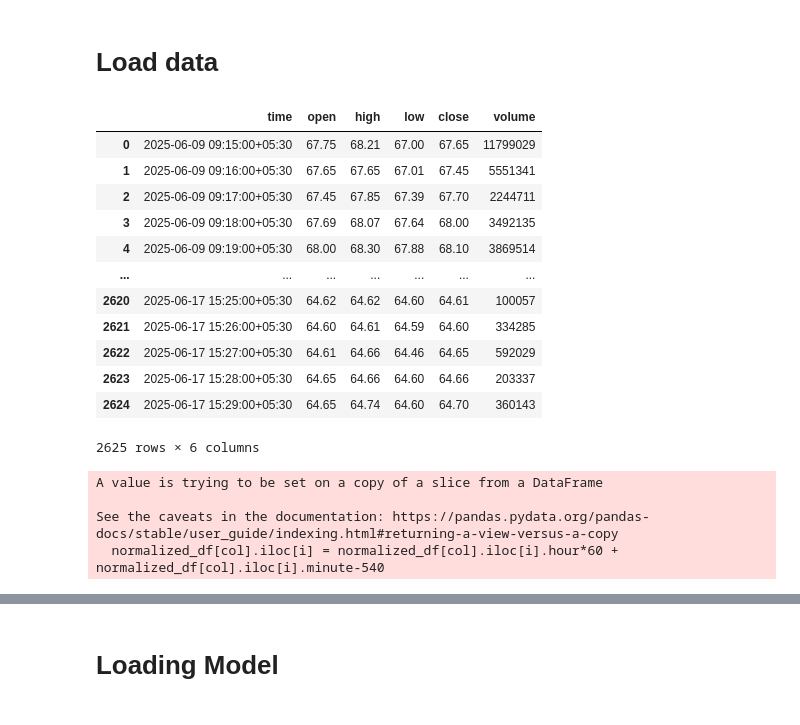
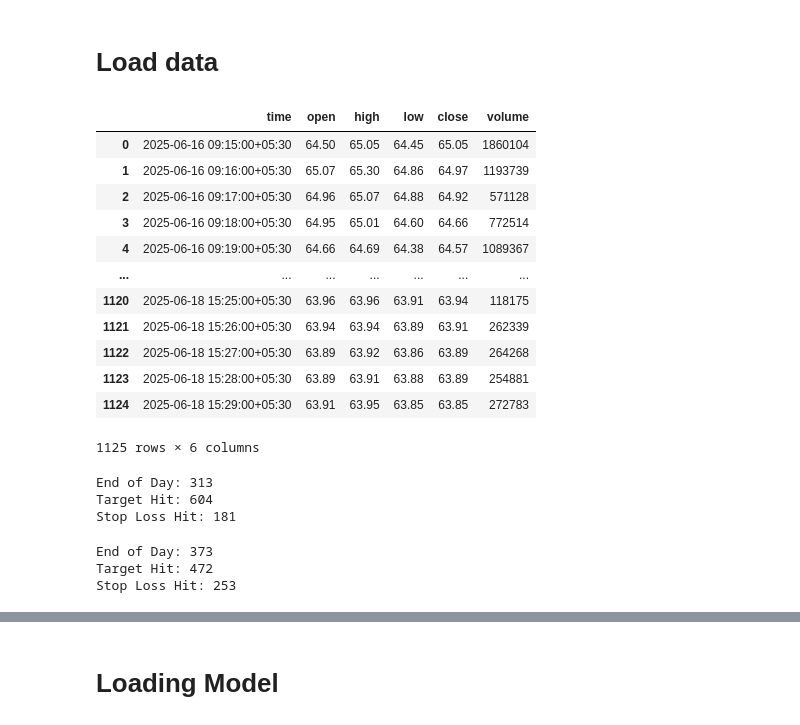
Before and after one commit to srijan0709/Trader, a Jupyter notebook: Inference.ipynb/suzlon_14_june.ipynb, the cells around one changed output, grey strips where cells are left out. Saved outputs shown, nothing was run; the diff lists cells and outputs as text; code cells hidden in the pictures.

```diff
--- a/Inference.ipynb/suzlon_14_june.ipynb
+++ b/Inference.ipynb/suzlon_14_june.ipynb
@@ -16,32 +16,49 @@ from utils_data import UpstoxStockDataFetcher
 # %%
 fetcher = UpstoxStockDataFetcher()
 stock_symbol = "SUZLON"
-start_date = "2025-06-09"
-end_date = "2025-06-17"
+start_date = "2025-06-15"
+end_date = "2025-06-18"
 df = fetcher.get_stock_data(stock_symbol, start_date, end_date)
 df
 # %% [output]
 |  | time | open | high | low | close | volume |
-| 0 | 2025-06-09 09:15:00+05:30 | 67.75 | 68.21 | 67.00 | 67.65 | 11799029 |
-| 1 | 2025-06-09 09:16:00+05:30 | 67.65 | 67.65 | 67.01 | 67.45 | 5551341 |
-| 2 | 2025-06-09 09:17:00+05:30 | 67.45 | 67.85 | 67.39 | 67.70 | 2244711 |
-| 3 | 2025-06-09 09:18:00+05:30 | 67.69 | 68.07 | 67.64 | 68.00 | 3492135 |
-| 4 | 2025-06-09 09:19:00+05:30 | 68.00 | 68.30 | 67.88 | 68.10 | 3869514 |
+| 0 | 2025-06-16 09:15:00+05:30 | 64.50 | 65.05 | 64.45 | 65.05 | 1860104 |
+| 1 | 2025-06-16 09:16:00+05:30 | 65.07 | 65.30 | 64.86 | 64.97 | 1193739 |
+| 2 | 2025-06-16 09:17:00+05:30 | 64.96 | 65.07 | 64.88 | 64.92 | 571128 |
+| 3 | 2025-06-16 09:18:00+05:30 | 64.95 | 65.01 | 64.60 | 64.66 | 772514 |
+| 4 | 2025-06-16 09:19:00+05:30 | 64.66 | 64.69 | 64.38 | 64.57 | 1089367 |
 | ... | ... | ... | ... | ... | ... | ... |
-| 2620 | 2025-06-17 15:25:00+05:30 | 64.62 | 64.62 | 64.60 | 64.61 | 100057 |
-| 2621 | 2025-06-17 15:26:00+05:30 | 64.60 | 64.61 | 64.59 | 64.60 | 334285 |
-| 2622 | 2025-06-17 15:27:00+05:30 | 64.61 | 64.66 | 64.46 | 64.65 | 592029 |
-| 2623 | 2025-06-17 15:28:00+05:30 | 64.65 | 64.66 | 64.60 | 64.66 | 203337 |
-| 2624 | 2025-06-17 15:29:00+05:30 | 64.65 | 64.74 | 64.60 | 64.70 | 360143 |
+| 1120 | 2025-06-18 15:25:00+05:30 | 63.96 | 63.96 | 63.91 | 63.94 | 118175 |
+| 1121 | 2025-06-18 15:26:00+05:30 | 63.94 | 63.94 | 63.89 | 63.91 | 262339 |
+| 1122 | 2025-06-18 15:27:00+05:30 | 63.89 | 63.92 | 63.86 | 63.89 | 264268 |
+| 1123 | 2025-06-18 15:28:00+05:30 | 63.89 | 63.91 | 63.88 | 63.89 | 254881 |
+| 1124 | 2025-06-18 15:29:00+05:30 | 63.91 | 63.95 | 63.85 | 63.85 | 272783 |
-2625 rows × 6 columns
+1125 rows × 6 columns
 # %%
 df = getTechnicalIndicators(df)
 target_buy = generateTargetDataBuySide(df,1.005,0.99)
 target_sell = generateTargetDataSellSide(df,0.995,1.01)
-# %%
-df_normalized, norm_param = normalize_dataframe_with_mean_std(df)
-# %% [output]
-A value is trying to be set on a copy of a slice from a DataFrame
-
-See the caveats in the documentation: https://pandas.pydata.org/pandas-docs/stable/user_guide/indexing.html#returning-a-view-versus-a-copy
-  normalized_df[col].iloc[i] = normalized_df[col].iloc[i].hour*60 + normalized_df[col].iloc[i].minute-540
+# %%
+count1 = len(target_buy[target_buy['action'].isin(['End of Day'])])
+count2 = len(target_buy[target_buy['action'].isin(['Target Hit'])])
+count3 = len(target_buy[target_buy['action'].isin(['Stop Loss Hit'])])
+
+print(f"End of Day: {count1}")
+print(f"Target Hit: {count2}")
+print(f"Stop Loss Hit: {count3}")
+# %% [output]
+End of Day: 313
+Target Hit: 604
+Stop Loss Hit: 181
+# %%
+count4 = len(target_sell[target_sell['action'].isin(['End of Day'])])
+count5 = len(target_sell[target_sell['action'].isin(['Target Hit'])])
+count6 = len(target_sell[target_sell['action'].isin(['Stop Loss Hit'])])
+
+print(f"End of Day: {count4}")
+print(f"Target Hit: {count5}")
+print(f"Stop Loss Hit: {count6}")
+# %% [output]
+End of Day: 373
+Target Hit: 472
+Stop Loss Hit: 253
```
Also changed, not shown: parts of 6 cells of this notebook, 4 other files.
